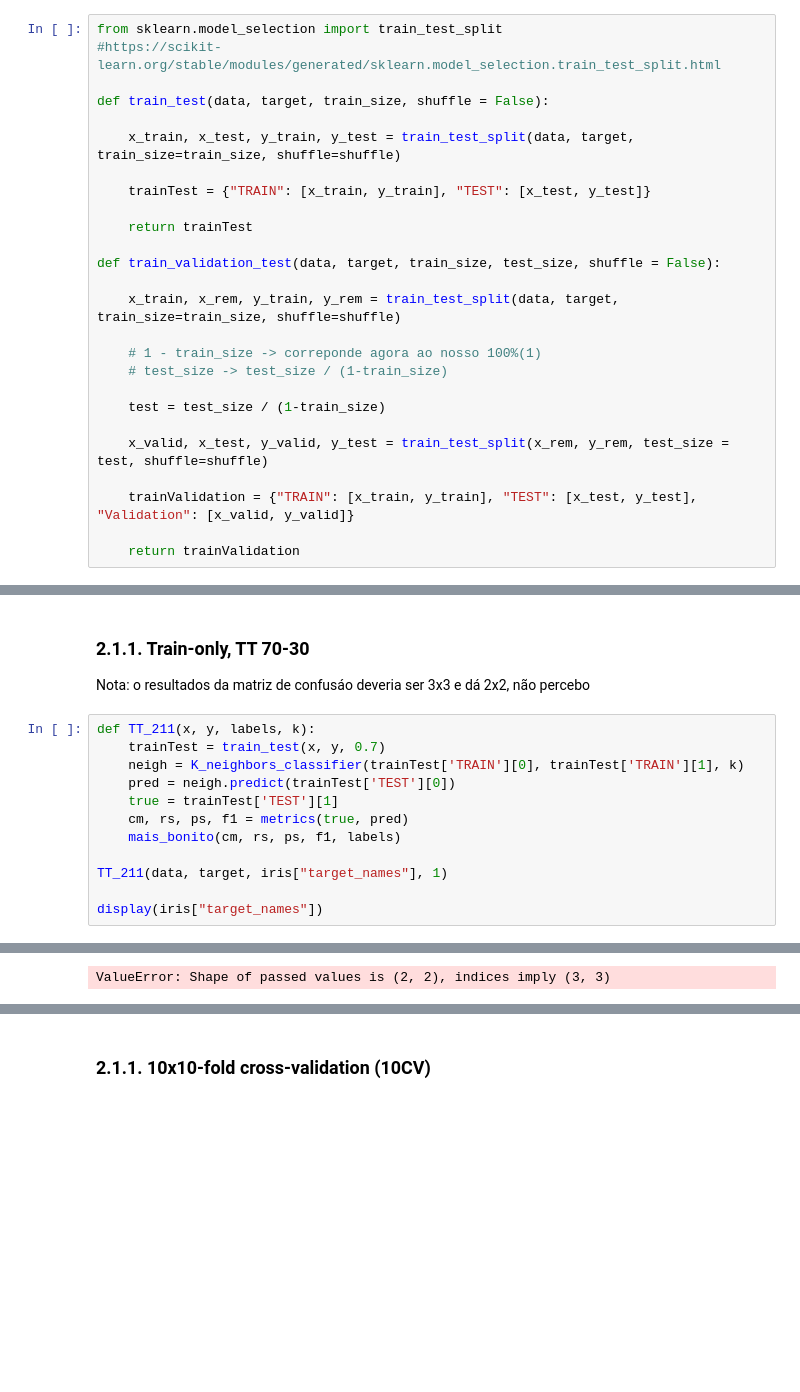
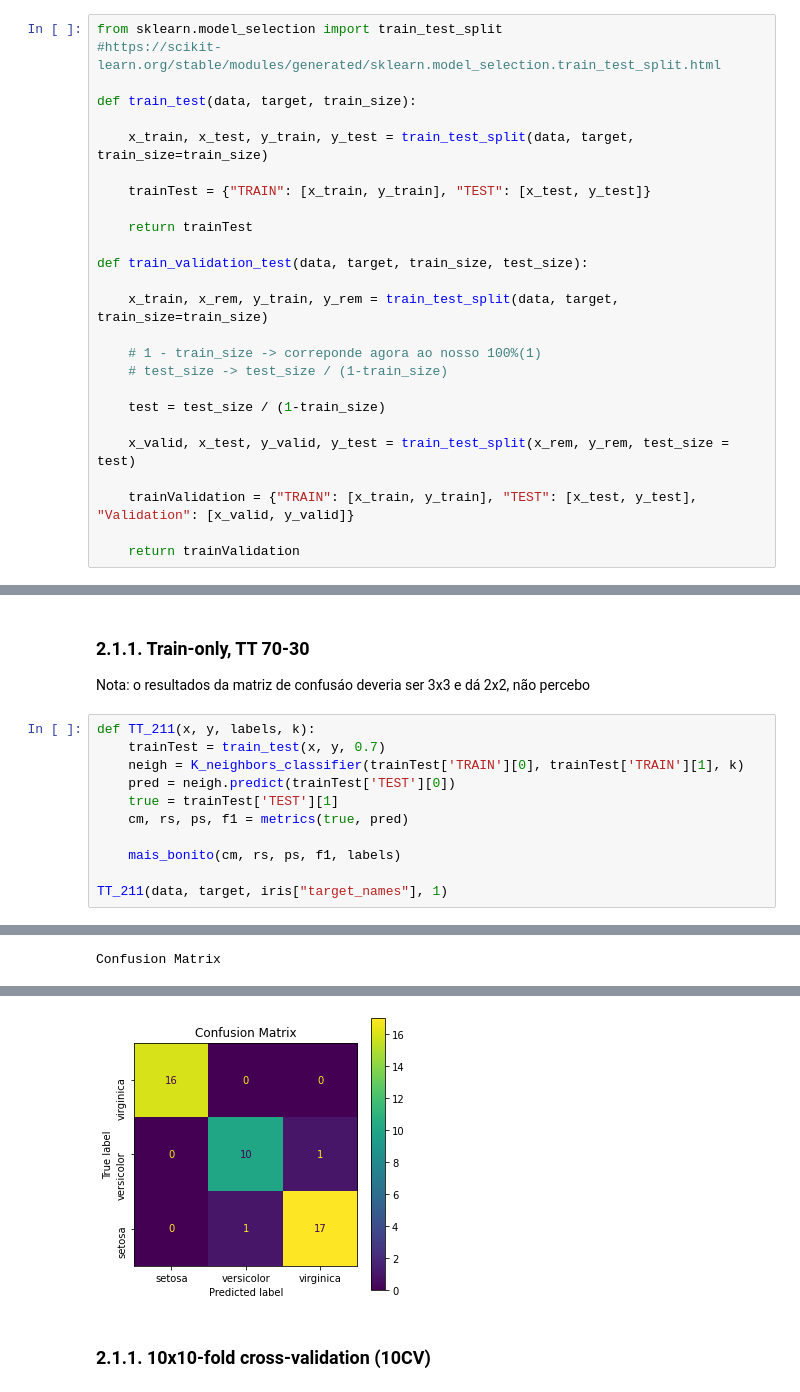
Before and after one commit to patii01/TCD-TP, a Jupyter notebook: Part_B/code/mainActivity.ipynb, the cells around one changed output, grey strips where cells are left out. Drawn from its saved outputs; the diff is of its cells as text; blank space fills up the shorter version.

Commit message:
2.1.1 well: Shuffle = False removed

```diff
--- a/Part_B/code/mainActivity.ipynb
+++ b/Part_B/code/mainActivity.ipynb
@@ -27,24 +27,24 @@ import pandas as pd
 from sklearn.model_selection import train_test_split
 #https://scikit-learn.org/stable/modules/generated/sklearn.model_selection.train_test_split.html
 
-def train_test(data, target, train_size, shuffle = False):
+def train_test(data, target, train_size):
 
-    x_train, x_test, y_train, y_test = train_test_split(data, target, train_size=train_size, shuffle=shuffle)
+    x_train, x_test, y_train, y_test = train_test_split(data, target, train_size=train_size)
 
     trainTest = {"TRAIN": [x_train, y_train], "TEST": [x_test, y_test]}
 
     return trainTest
 
-def train_validation_test(data, target, train_size, test_size, shuffle = False):
+def train_validation_test(data, target, train_size, test_size):
 
-    x_train, x_rem, y_train, y_rem = train_test_split(data, target, train_size=train_size, shuffle=shuffle)
+    x_train, x_rem, y_train, y_rem = train_test_split(data, target, train_size=train_size)
 
     # 1 - train_size -> correponde agora ao nosso 100%(1)
     # test_size -> test_size / (1-train_size)
 
     test = test_size / (1-train_size)
 
-    x_valid, x_test, y_valid, y_test = train_test_split(x_rem, y_rem, test_size = test, shuffle=shuffle)
+    x_valid, x_test, y_valid, y_test = train_test_split(x_rem, y_rem, test_size = test)
 
     trainValidation = {"TRAIN": [x_train, y_train], "TEST": [x_test, y_test], "Validation": [x_valid, y_valid]}
 
@@ -263,10 +264,9 @@ def TT_211(x, y, labels, k):
     pred = neigh.predict(trainTest['TEST'][0])
     true = trainTest['TEST'][1]
     cm, rs, ps, f1 = metrics(true, pred)
+
     mais_bonito(cm, rs, ps, f1, labels)
 
 TT_211(data, target, iris["target_names"], 1)
-
-display(iris["target_names"])
 # %% [output]
 Confusion Matrix:
@@ -281,2 +282,2 @@ F1-score:  0.846153846153846
 --------------------------------------------------
-ValueError: Shape of passed values is (2, 2), indices imply (3, 3)
+Confusion Matrix
@@ -283,3 +292,4 @@ ValueError: Shape of passed values is (2, 2), indices imply (3, 3)
+[figure, added]
 # %% [markdown]
 ### 2.1.1. 10x10-fold cross-validation (10CV)
 # %%
```
Also changed, not shown: parts of 3 cells of this notebook.
